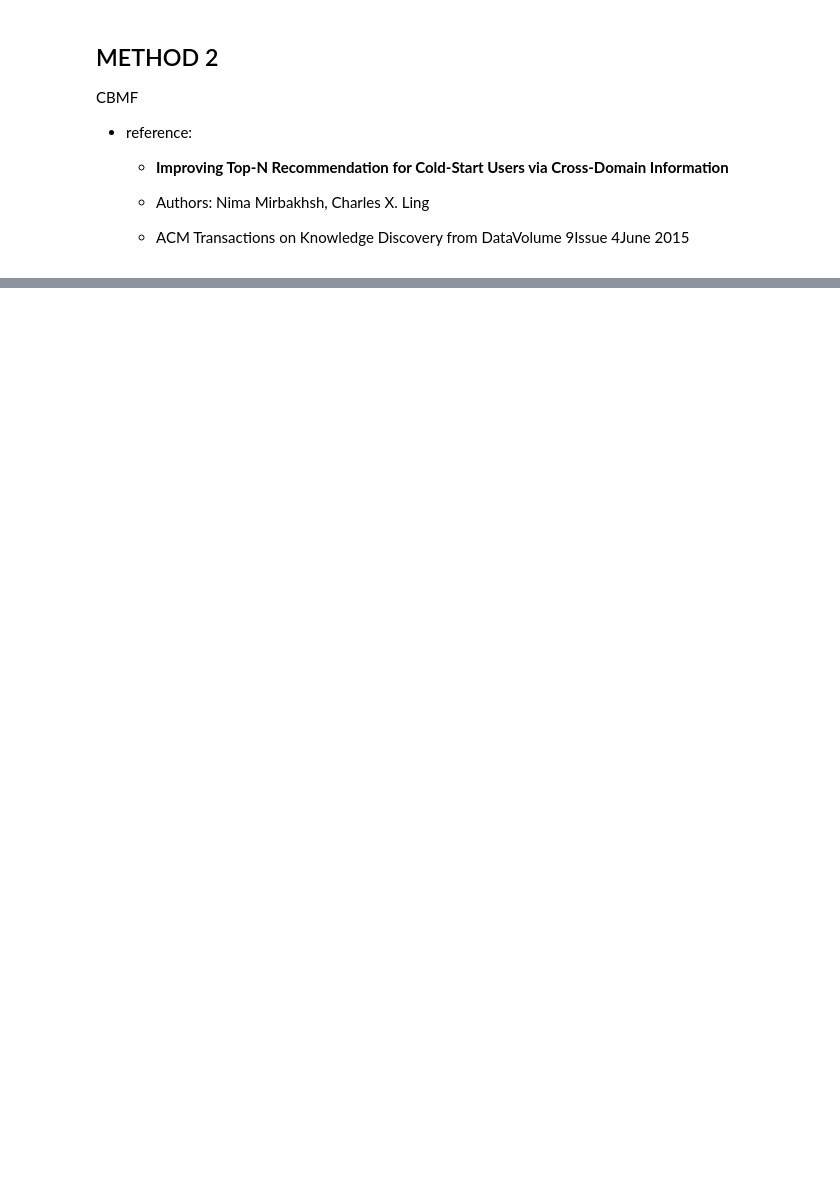
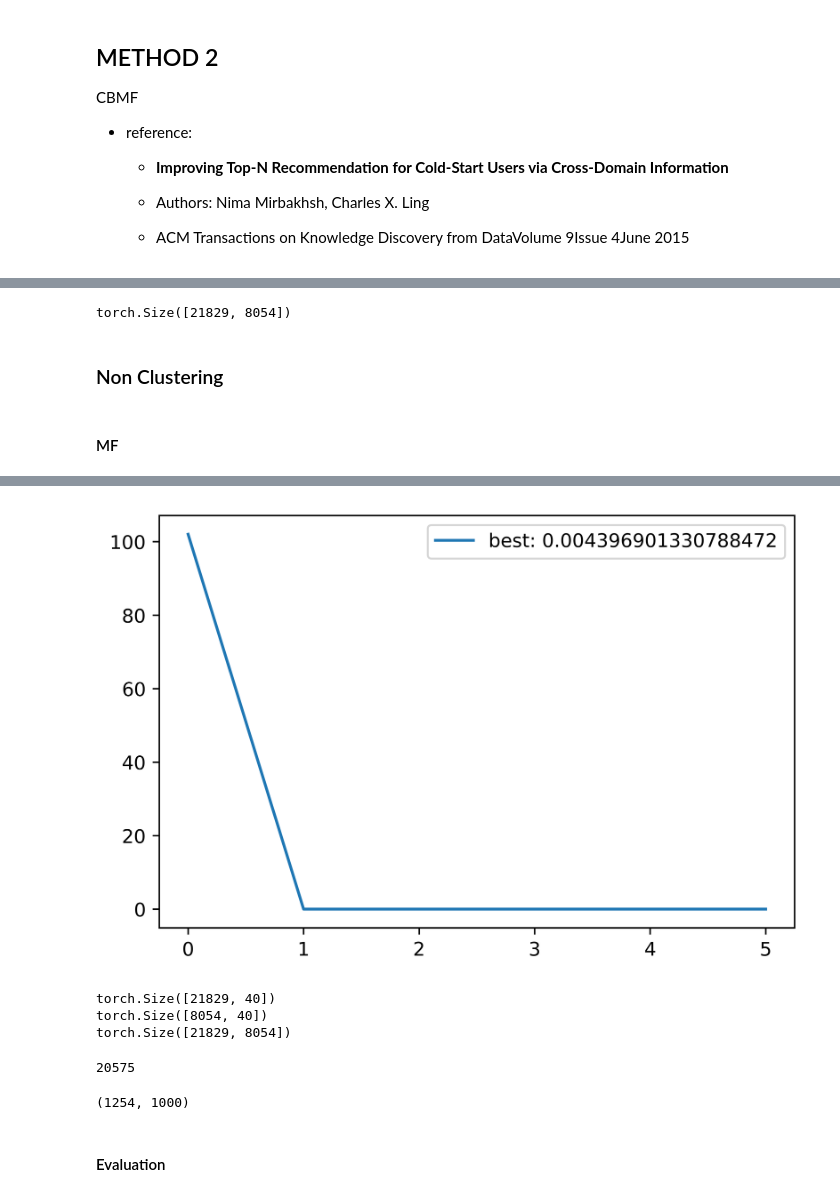
Before and after one commit to yls108u/Library_recommendation_system, a Jupyter notebook: recommendation.ipynb, the cells around one changed output, grey strips where cells are left out. Saved outputs shown, nothing was run; the diff lists cells and outputs as text; code cells hidden in the pictures; blank space fills up the shorter version.

Commit message:
adding cbmf

```diff
--- a/recommendation.ipynb
+++ b/recommendation.ipynb
@@ -118,3 +158,9 @@ CBMF
     Nima Mirbakhsh, Charles X. Ling
 
   - ACM Transactions on Knowledge Discovery from DataVolume 9Issue 4June 2015
+# %%
+%load_ext autoreload
+%autoreload
+from RS.MatrixFactorization import WeightedALS_MF as WALSMF
+from RS.utils.plotutils import plotLoss
+d = torch.device('cuda:3')
@@ -366,0 +247,36 @@ ROC : result/CBMF/Navie/Cluster/metrics/ROC.jpg
+# %%
+book_nor_crossdomain_tensor = torch.tensor(
+    book_nor_crossdomain.drop(columns=['uid']).values,
+    dtype=torch.double
+)
+torch.save(book_nor_crossdomain_tensor, os.path.join(
+    "data", "crossdomain", "book_nor_crossdomain.pt")
+)
+# %% [output]
+torch.Size([21829, 8054])
+# %% [markdown]
+### Non Clustering
+# %% [markdown]
+#### MF
+# %%
+book_nor_crossdomain_tensor= torch.load(
+    os.path.join( "data", "crossdomain", "book_nor_crossdomain.pt")
+)
+# %%
+mf = WALSMF(
+    R=book_nor_crossdomain_tensor,
+    fill_empty=torch.mean(book_nor_crossdomain_tensor)/2,
+    w_m=0.001
+)
+h = mf.train(
+    device=d,tmp_savepath=os.path.join(
+        cbmf_savepath, "nonclustering", "with_w_latency"
+    )
+)
+plotLoss(
+    h['loss'],
+    savename=os.path.join(
+        cbmf_savepath, "nonclustering", "wmse.jpg"
+    ), showinline=True
+)
+# %% [output]
@@ -366,0 +284,25 @@ ROC : result/CBMF/Navie/Cluster/metrics/ROC.jpg
+[figure, added]
+# %%
+user_l = torch.load(
+    os.path.join(
+        cbmf_savepath, "nonclustering", "with_w_latency","user.pt"
+    )
+)
+print(user_l.size())
+item_l = torch.load(
+    os.path.join(
+        cbmf_savepath, "nonclustering", "with_w_latency","item.pt"
+    )
+)
+print(item_l.size())
+predction = ((user_l.to(device=d))@(item_l.T.to(device=d))).cpu()
+print(predction.size())
+
+torch.save(
+    predction,
+    os.path.join(cbmf_savepath, "nonclustering","wprediction.pt")
+)
+# %% [output]
+torch.Size([21829, 40])
+torch.Size([8054, 40])
+torch.Size([21829, 8054])
@@ -366,0 +311,11 @@ ROC : result/CBMF/Navie/Cluster/metrics/ROC.jpg
+# %%
+testing_range = info['testing_range']
+testing_user=info['testing_user']
+print(testing_range)
+# %% [output]
+20575
+# %%
+testing_user_book_prediction = predction[testing_range:, 0:1000].numpy()
+print(testing_user_book_prediction.shape)
+# %% [output]
+(1254, 1000)
@@ -366,0 +334,2 @@ ROC : result/CBMF/Navie/Cluster/metrics/ROC.jpg
+# %% [markdown]
+#### Evaluation
```
Also changed, not shown: parts of 72 cells of this notebook.
